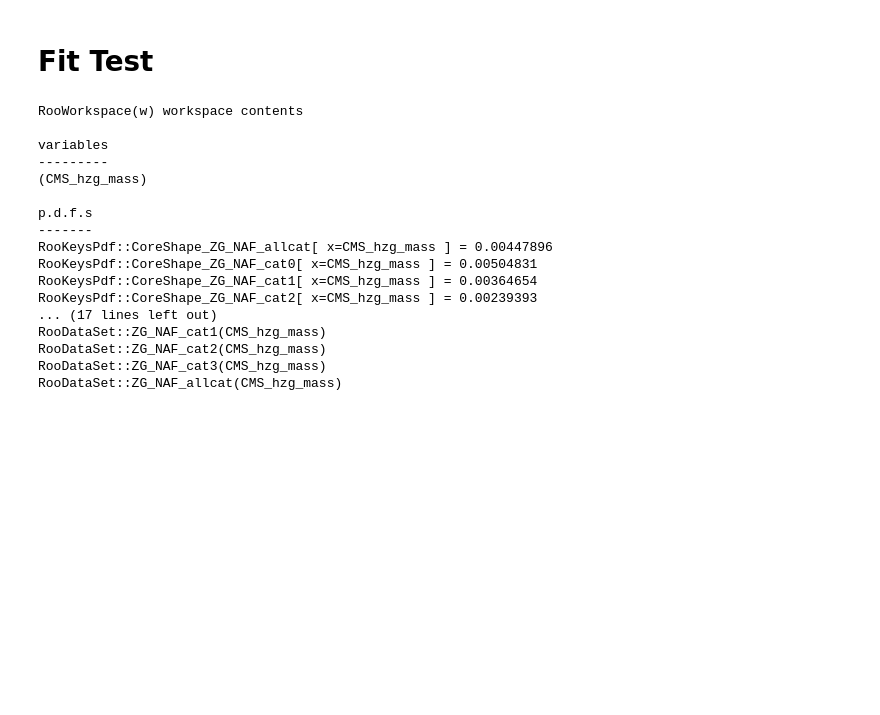
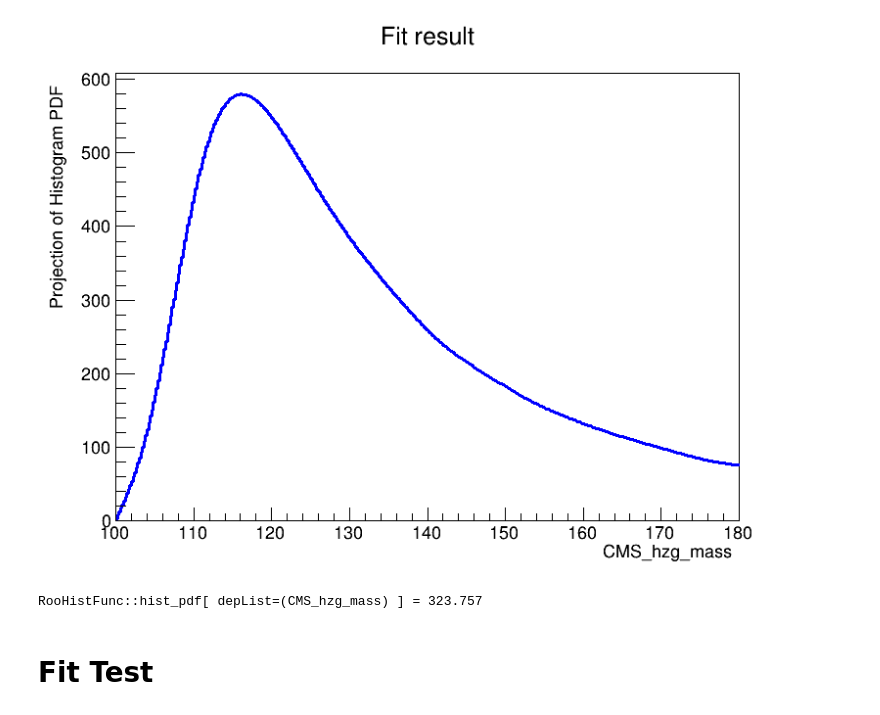
Before and after one commit to zebingwang/flashggFinalFit, a Jupyter notebook: ZGCoreShape/CreatCoreFunction.ipynb, the cells around one changed output. Drawn from its saved outputs; the diff is of its cells as text; code cells hidden in the pictures; blank space fills up the shorter version.

Commit message:
add fake core

```diff
--- a/ZGCoreShape/CreatCoreFunction.ipynb
+++ b/ZGCoreShape/CreatCoreFunction.ipynb
@@ -263,6 +0,0 @@ keysPdfs["ZG_NAF_{}".format(cat)], keysPdfs_plots["ZG_NAF_{}".format(cat)] = smo
-# %%
-w = rt.RooWorkspace("w", "workspace")
-for cat in ["ZG_NAF_cat0", "ZG_NAF_cat1", "ZG_NAF_cat2", "ZG_NAF_cat3", "ZG_NAF_allcat"]:
-    getattr(w,'import')(keysPdfs[cat])
-w.Print()
-w.writeToFile("ZGCoreShape.root")
@@ -291,12 +0,0 @@ RooKeysPdf::CoreShape_ZG_NAF_cat3[ x=CMS_hzg_mass ] = 0.00249109
-# %%
-f = rt.TFile("ZGCoreShape.root")
-w = f.Get("w")
-w.Print()
-model = w.pdf("CoreShape_ZG_NAF_cat0")
-x = w.var("CMS_hzg_mass")
-model.Print("t")
-canv = rt.TCanvas("c1","c1",800,1000)
-xframe = x.frame()
-model.plotOn(xframe)
-xframe.Draw()
-canv.Draw()
@@ -321,0 +139,4 @@ Warning in <TCanvas::Constructor>: Deleting canvas with same name: c1
+# %%
+H_mass.Print()
+hist = rt.TH1F("hist", "Histogram from RooDataSet", 400, H_mass.getMin(), H_mass.getMax())
+MC["MC_cat0"].fillHistogram(hist, rt.RooArgList(H_mass))
@@ -321,0 +147,16 @@ Warning in <TCanvas::Constructor>: Deleting canvas with same name: c1
+# %%
+hist.Smooth(50000, "k5a")
+
+hist_data = rt.RooDataHist("hist_data", "Histogram Data", rt.RooArgList(H_mass), hist)
+hist_pdf = rt.RooHistFunc("hist_pdf", "Histogram PDF", rt.RooArgList(H_mass), hist_data)
+#hist_pdf2 = rt.RooSpline1D("spline_pdf", "B-spline PDF", H_mass, hist_data, 3)
+# %%
+canvas = rt.TCanvas("canvas", "canvas", 800, 600)
+frame = H_mass.frame(rt.RooFit.Title("Fit result"))
+hist_pdf.plotOn(frame)
+#MC["MC_cat0"].plotOn(frame)
+#hist_data.plotOn(frame)
+#hist_pdf.plotOn(frame)
+frame.Draw()
+canvas.Draw()
+# %% [output]
@@ -322,2 +164,7 @@ Warning in <TCanvas::Constructor>: Deleting canvas with same name: c1
+[figure, added]
+# %%
+hist_pdf.Print()
+# %% [output]
+RooHistFunc::hist_pdf[ depList=(CMS_hzg_mass) ] = 323.757
 # %% [markdown]
 # Fit Test
@@ -347,30 +170,0 @@ def bkg(x=None, corefunc=None, Func_type="", order=1):
-# %%
-f = rt.TFile("ZGCoreShape.root")
-w = f.Get("w")
-w.Print()
-cat = "cat0"
-core_model = w.pdf("CoreShape_ZG_NAF_{}".format(cat))
-x = w.var("CMS_hzg_mass")
-
-f = rt.TFile("dataTest.root")
-w = f.Get("w")
-w.Print()
-dataset = w.data("data_{}".format(cat))
-# %% [output]
-RooWorkspace(w) workspace contents
-
-variables
----------
-(CMS_hzg_mass)
-
-p.d.f.s
--------
-RooKeysPdf::CoreShape_ZG_NAF_allcat[ x=CMS_hzg_mass ] = 0.00447896
-RooKeysPdf::CoreShape_ZG_NAF_cat0[ x=CMS_hzg_mass ] = 0.00504831
-RooKeysPdf::CoreShape_ZG_NAF_cat1[ x=CMS_hzg_mass ] = 0.00364654
-RooKeysPdf::CoreShape_ZG_NAF_cat2[ x=CMS_hzg_mass ] = 0.00239393
-... (17 lines left out)
-RooDataSet::ZG_NAF_cat1(CMS_hzg_mass)
-RooDataSet::ZG_NAF_cat2(CMS_hzg_mass)
-RooDataSet::ZG_NAF_cat3(CMS_hzg_mass)
-RooDataSet::ZG_NAF_allcat(CMS_hzg_mass)
```
Also changed, not shown: parts of 37 cells of this notebook, 22 other files.
